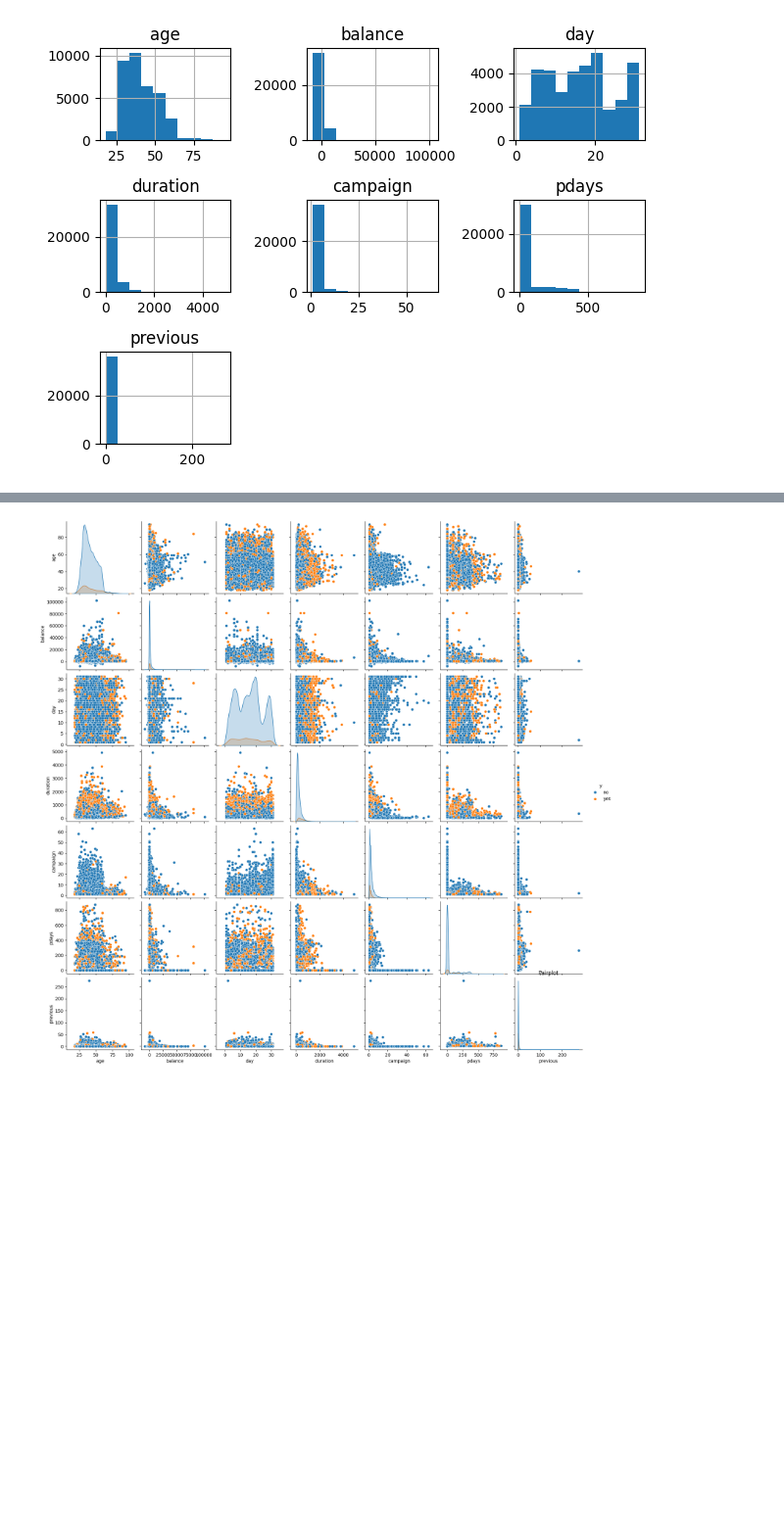
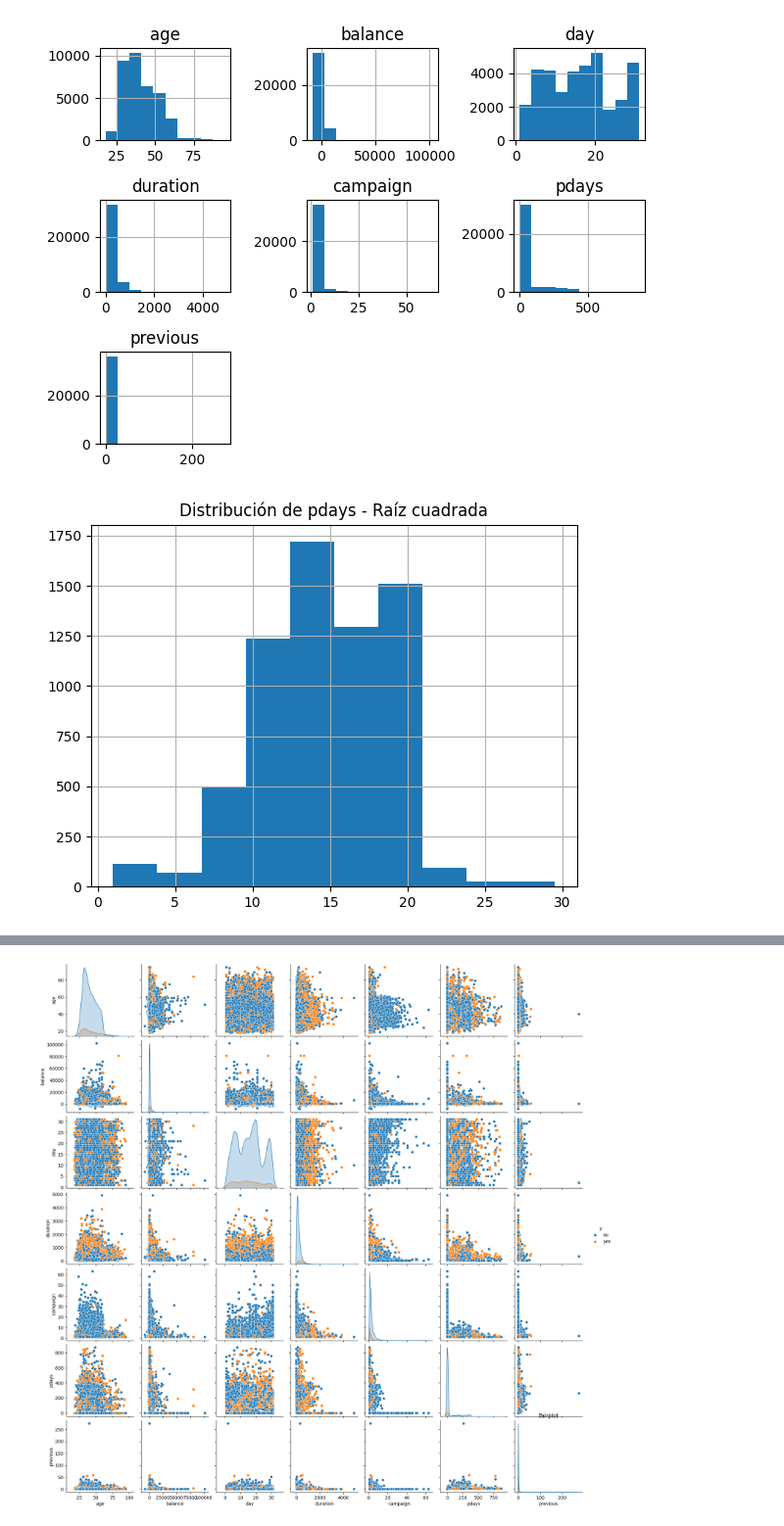
Before and after one commit to rafaneda7/ONLINE_DS_THEBRIDGE_RAFAELNEDA, a Jupyter notebook: Sprint 11 - ML Modelos Supervisados II - Árboles y Ensamblados/Unidad 1/Practica obligatoria S11U1/18_Practica_Obligatoria_Arboles_de_Decisión_y_Ajuste_de_hiperparámetros.ipynb, the cells around one changed output, grey strips where cells are left out. Shown at 98% size. Cells and saved outputs as stored; diff of their text form; code cells hidden in the pictures; blank space fills up the shorter version.

```diff
--- a/Sprint 11 - ML Modelos Supervisados II - Árboles y Ensamblados/Unidad 1/Practica obligatoria S11U1/18_Practica_Obligatoria_Arboles_de_Decisión_y_Ajuste_de_hiperparámetros.ipynb
+++ b/Sprint 11 - ML Modelos Supervisados II - Árboles y Ensamblados/Unidad 1/Practica obligatoria S11U1/18_Practica_Obligatoria_Arboles_de_Decisión_y_Ajuste_de_hiperparámetros.ipynb
@@ -209,4 +209,13 @@ plt.tight_layout()
 plt.show()
 # %% [output]
 [figure]
+# %%
+# EN LOS ARBOLES NO ES NECESARIO LA ESTE TIPO DE CONVERSIÓN EN LAS VARIABLES
+# PERO HAY QUE TRANSFORMARLAS PARA CUANDO VAYAMOS A HACER EL REGRESOR LOGISTICO MAS ADELANTE Y APLICARLES EL STANDARD SCALE
+
+np.sqrt(train_set.pdays).hist()
+plt.title("Distribución de pdays - Raíz cuadrada")
+plt.show()
+# %% [output]
+[figure, added]
 # %%
```
Also changed, not shown: parts of 7 cells of this notebook.
